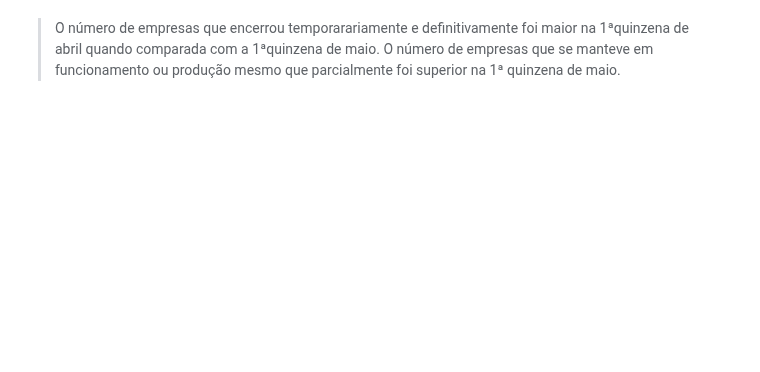
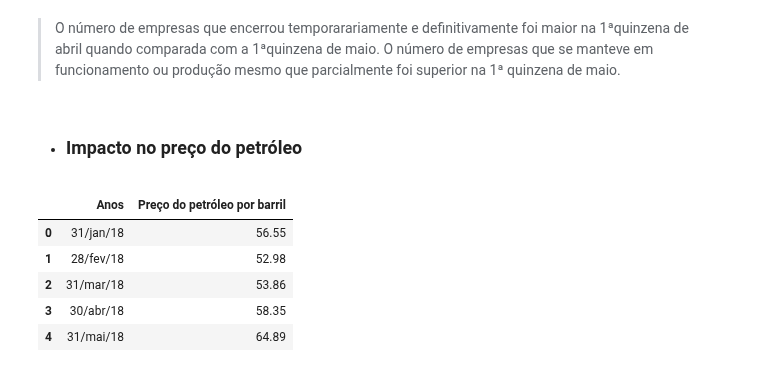
Before and after one commit to DianaA82332/Epidemiologia, a Jupyter notebook: estatisticas_covid_portugal.ipynb, the cells around one changed output. Cells and saved outputs as stored; diff of their text form; code cells hidden in the pictures; blank space fills up the shorter version.

```diff
--- a/estatisticas_covid_portugal.ipynb
+++ b/estatisticas_covid_portugal.ipynb
@@ -282,3 +282,15 @@ fig_4.show()
 [interactive output not drawn]
 # %% [markdown]
 > O número de empresas que encerrou temporarariamente e definitivamente foi maior na 1ªquinzena de abril quando comparada com a 1ªquinzena de maio. O número de empresas que se manteve em funcionamento ou produção mesmo que parcialmente foi superior na 1ª quinzena de maio.
+# %% [markdown]
+* ### Impacto no preço do petróleo ###
+# %%
+dados5=pd.read_csv("/Users/dianamartins/Documents/GitHub/Epidemiologia/Trabalho_final/Evolucao_preco_petroleo.csv", delimiter=';')
+dados5.head()
+# %% [output]
+|  | Anos | Preço do petróleo por barril |
+| 0 | 31/jan/18 | 56.55 |
+| 1 | 28/fev/18 | 52.98 |
+| 2 | 31/mar/18 | 53.86 |
+| 3 | 30/abr/18 | 58.35 |
+| 4 | 31/mai/18 | 64.89 |
```
Also changed, not shown: parts of 3 cells of this notebook.
